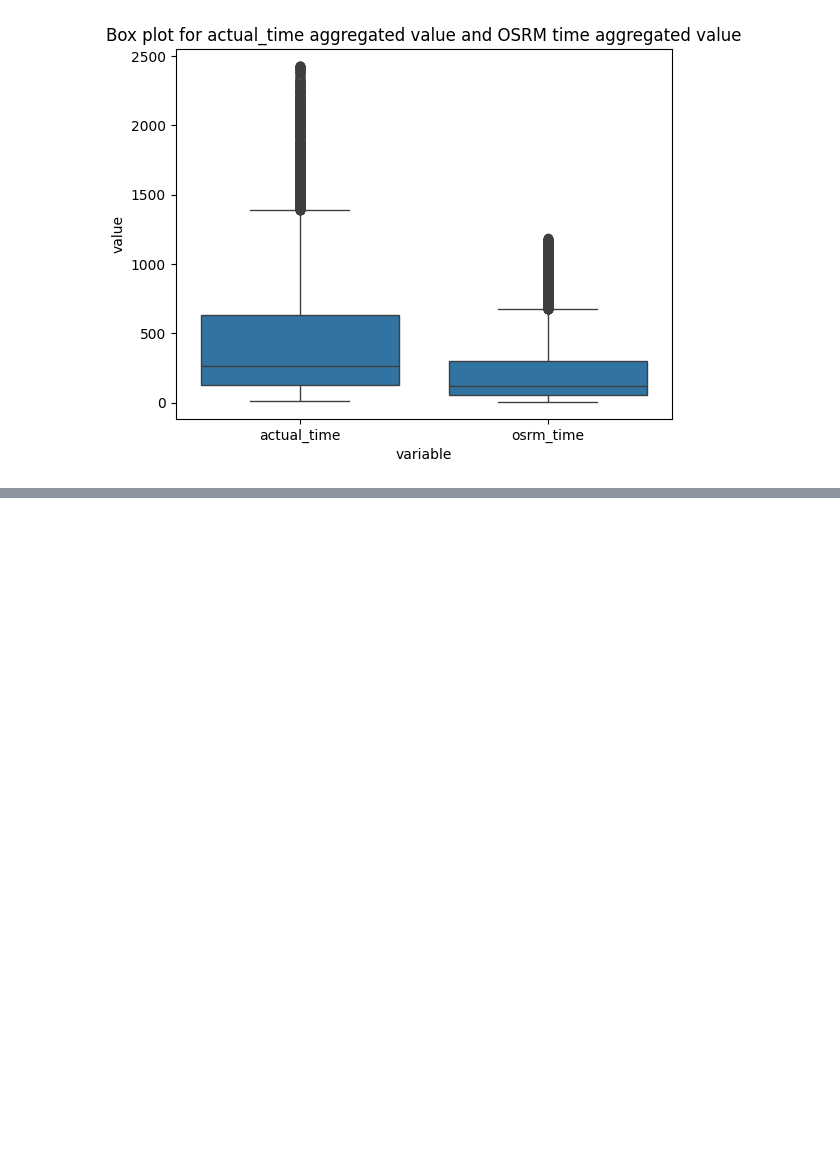
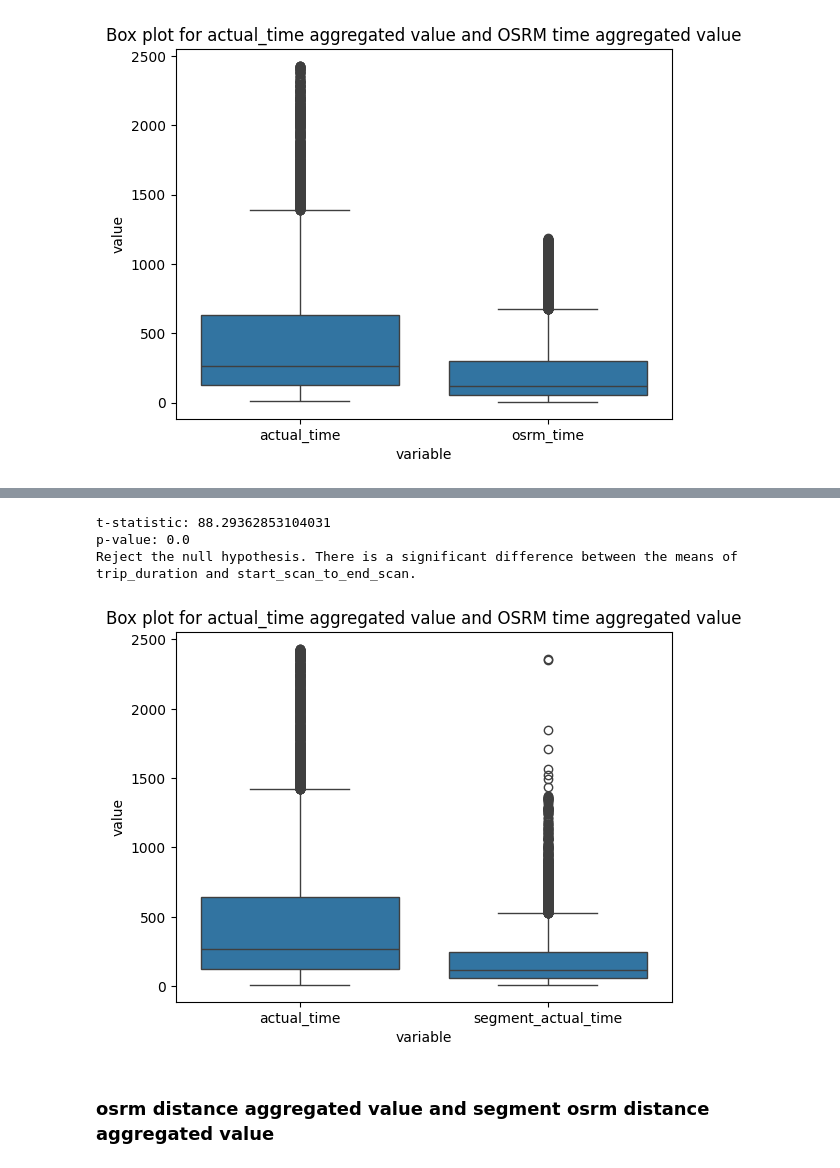
Before and after one commit to akshayabhale1406/SCLR_Delhivery_FE, a Jupyter notebook: Delhivery_FE.ipynb, the cells around one changed output, grey strips where cells are left out. Cells and saved outputs as stored; diff of their text form; code cells hidden in the pictures; blank space fills up the shorter version.

```diff
--- a/Delhivery_FE.ipynb
+++ b/Delhivery_FE.ipynb
@@ -609,0 +614,3 @@ dtype: int64
+# %%
+df_atav = df.groupby("trip_uuid")[["actual_time", "segment_actual_time"]].sum()
+df_atav
@@ -609,0 +644,14 @@ dtype: int64
+# %%
+def remove_outliers_iqr_df_test3(df_atav_out, act_t, osrm_t):
+
+  for col in df_atav_out.columns:
+    q1 = df_atav_out[col].quantile(0.25)
+    q2 = df_atav_out[col].quantile(0.75)
+    iqr = q2 -q1
+    lower_bound = q1 - 1.5 * iqr
+    upper_bound = q2 + 1.5 * iqr
+    df_atav_out = df_atav_out[(df_atav_out[col] >= lower_bound) & (df_atav_out[col] <= upper_bound)]
+
+    return df_atav_out
+
+df_atav_out = remove_outliers_iqr_df_test3(df_atav, "actual_time", "segment_actual_time")
@@ -609,0 +687,25 @@ dtype: int64
+# %%
+t_statistic, p_value = stats.ttest_rel(df_atav_out["actual_time"], df_atav_out["segment_actual_time"])
+print("t-statistic:", t_statistic)
+print("p-value:", p_value)
+
+alpha = 0.05
+if p_value < alpha:
+    print("Reject the null hypothesis. There is a significant difference between the means of trip_duration and start_scan_to_end_scan.")
+else:
+    print("Fail to reject the null hypothesis. No significant difference between the means of trip_duration and start_scan_to_end_scan.")
+# %% [output]
+t-statistic: 88.29362853104031
+p-value: 0.0
+Reject the null hypothesis. There is a significant difference between the means of trip_duration and start_scan_to_end_scan.
+# %%
+df_melted_2 = pd.melt(df_atav_out.reset_index(), id_vars = ["trip_uuid"], value_vars = ["actual_time", "segment_actual_time"])
+
+sns.boxplot(x = "variable", y = "value", data = df_melted_2)
+
+plt.title("Box plot for actual_time aggregated value and OSRM time aggregated value")
+plt.show()
+# %% [output]
+[figure, added]
+# %% [markdown]
+### osrm distance aggregated value and segment osrm distance aggregated value
```
Also changed, not shown: parts of 8 cells of this notebook.
